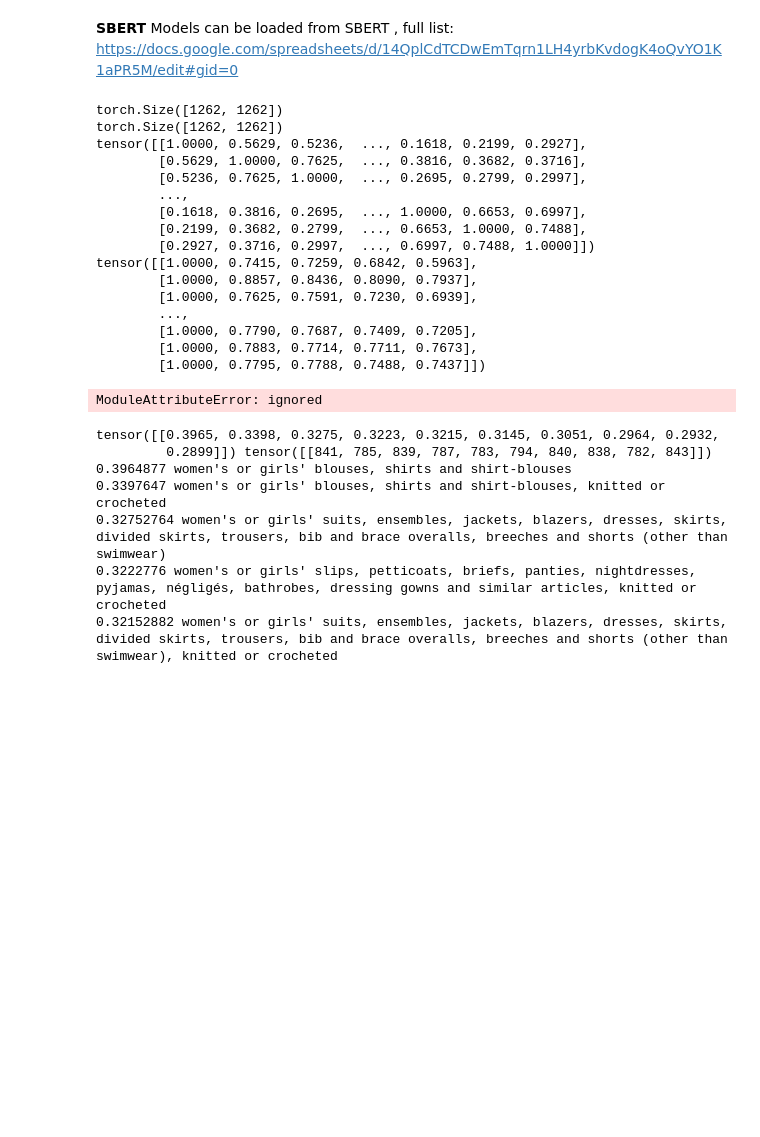
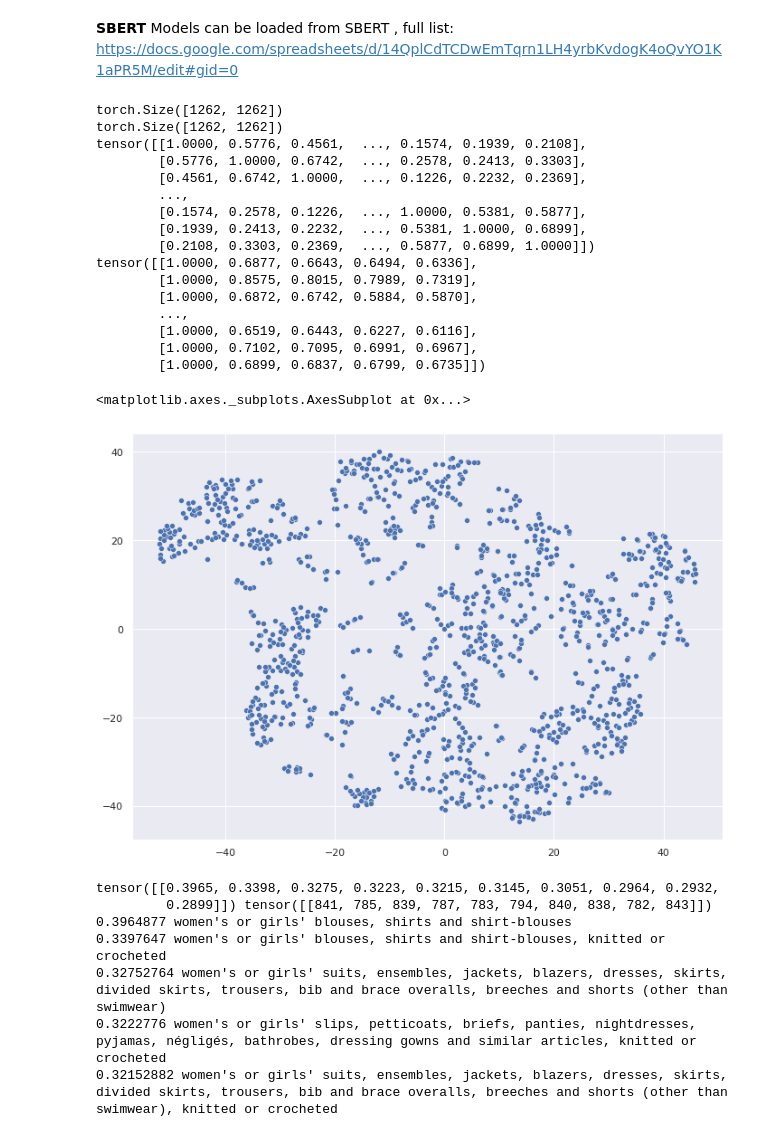
Before and after one commit to kazimianec/TARIC, a Jupyter notebook: Training_TRCtransformersSBERT.ipynb, the cells around one changed output. Drawn from its saved outputs; the diff is of its cells as text; code cells hidden in the pictures; blank space fills up the shorter version.

```diff
--- a/Training_TRCtransformersSBERT.ipynb
+++ b/Training_TRCtransformersSBERT.ipynb
@@ -146,7 +148,7 @@ https://docs.google.com/spreadsheets/d/14QplCdTCDwEmTqrn1LH4yrbKvdogK4oQvYO1K1aP
 #model= SentenceTransformer('LaBSE')  # interesting
 #model = SentenceTransformer('quora-distilbert-multilingual') ## not ok
 
-model = SentenceTransformer('average_word_embeddings_glove.840B.300d')
+model = SentenceTransformer('average_word_embeddings_glove.6B.300d')
 # %%
 sentences = sentences_C4
 sentences = [element.lower() for element in sentences]
@@ -177,29 +179,48 @@ print(top_results.values)
 # %% [output]
 torch.Size([1262, 1262])
 torch.Size([1262, 1262])
-tensor([[1.0000, 0.5629, 0.5236,  ..., 0.1618, 0.2199, 0.2927],
-        [0.5629, 1.0000, 0.7625,  ..., 0.3816, 0.3682, 0.3716],
-        [0.5236, 0.7625, 1.0000,  ..., 0.2695, 0.2799, 0.2997],
+tensor([[1.0000, 0.5776, 0.4561,  ..., 0.1574, 0.1939, 0.2108],
+        [0.5776, 1.0000, 0.6742,  ..., 0.2578, 0.2413, 0.3303],
+        [0.4561, 0.6742, 1.0000,  ..., 0.1226, 0.2232, 0.2369],
         ...,
-        [0.1618, 0.3816, 0.2695,  ..., 1.0000, 0.6653, 0.6997],
-        [0.2199, 0.3682, 0.2799,  ..., 0.6653, 1.0000, 0.7488],
-        [0.2927, 0.3716, 0.2997,  ..., 0.6997, 0.7488, 1.0000]])
-tensor([[1.0000, 0.7415, 0.7259, 0.6842, 0.5963],
-        [1.0000, 0.8857, 0.8436, 0.8090, 0.7937],
-        [1.0000, 0.7625, 0.7591, 0.7230, 0.6939],
+        [0.1574, 0.2578, 0.1226,  ..., 1.0000, 0.5381, 0.5877],
+        [0.1939, 0.2413, 0.2232,  ..., 0.5381, 1.0000, 0.6899],
+        [0.2108, 0.3303, 0.2369,  ..., 0.5877, 0.6899, 1.0000]])
+tensor([[1.0000, 0.6877, 0.6643, 0.6494, 0.6336],
+        [1.0000, 0.8575, 0.8015, 0.7989, 0.7319],
+        [1.0000, 0.6872, 0.6742, 0.5884, 0.5870],
         ...,
-        [1.0000, 0.7790, 0.7687, 0.7409, 0.7205],
-        [1.0000, 0.7883, 0.7714, 0.7711, 0.7673],
-        [1.0000, 0.7795, 0.7788, 0.7488, 0.7437]])
+        [1.0000, 0.6519, 0.6443, 0.6227, 0.6116],
+        [1.0000, 0.7102, 0.7095, 0.6991, 0.6967],
+        [1.0000, 0.6899, 0.6837, 0.6799, 0.6735]])
 # %%
 import numpy as np
 from sklearn import manifold
-A = np.matrix(TAROC_cosine_scores)
-#A = 1.-A
+A = np.matrix(TAROC_cosine_scores)*0.9
+A = 1.-A
 modelTSNE = manifold.TSNE(metric="precomputed")
 Y = modelTSNE.fit_transform(A)
-# %% [output]
-ModuleAttributeError: ignored
+# %%
+import numpy as np
+from sklearn.datasets import load_digits
+from scipy.spatial.distance import pdist
+from sklearn.manifold.t_sne import _joint_probabilities
+from scipy import linalg
+from sklearn.metrics import pairwise_distances
+from scipy.spatial.distance import squareform
+from sklearn.manifold import TSNE
+from matplotlib import pyplot as plt
+import seaborn as sns
+sns.set(rc={'figure.figsize':(11.7,8.27)})
+palette = sns.color_palette("bright", 10)
+# %%
+tsne = TSNE()
+Y = tsne.fit_transform(TAROC_cosine_scores)
+# %%
+sns.scatterplot(Y[:,0], Y[:,1], legend='full', palette=palette) #, hue=y, legend='full', palette=palette)
+# %% [output]
+<matplotlib.axes._subplots.AxesSubplot at 0x...>
+[figure, added]
 # %%
 description = ["Vyriškos kelnės"]
 
```
Also changed, not shown: parts of 4 cells of this notebook.
